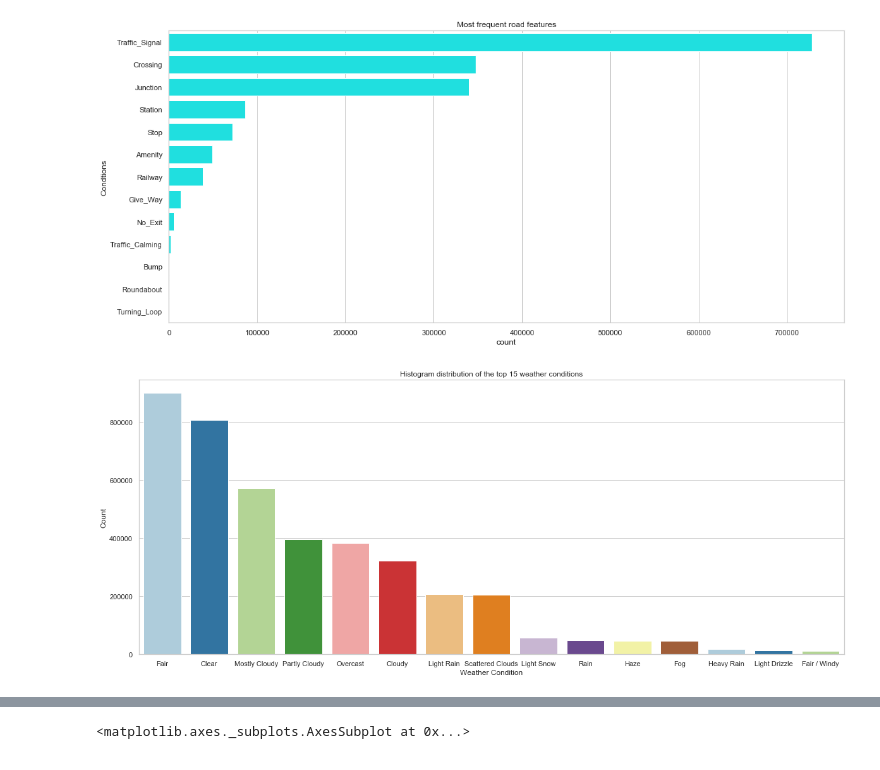
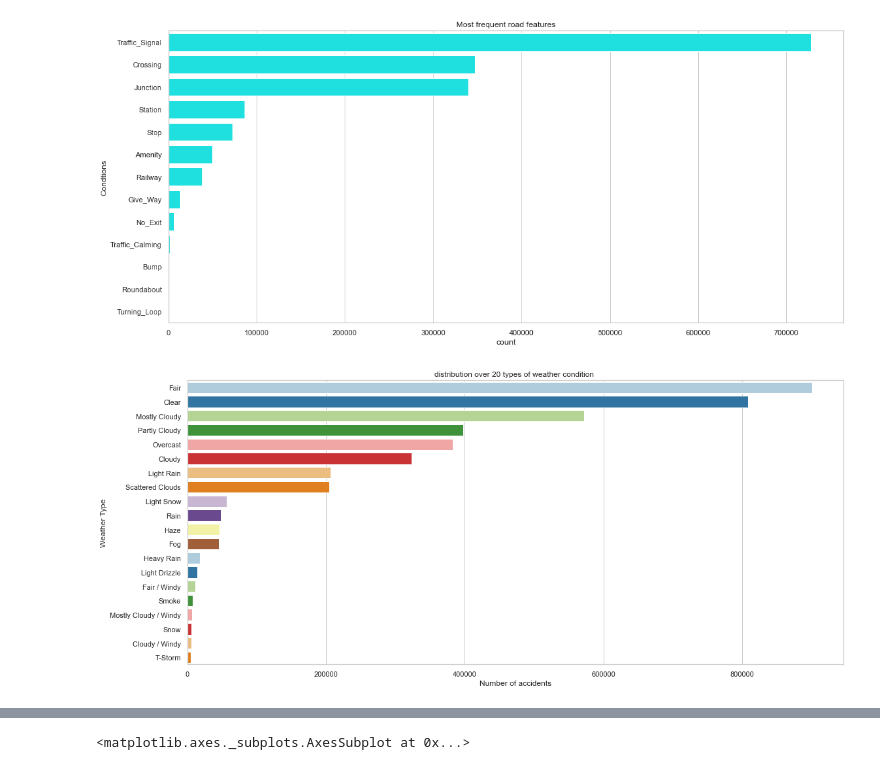
Before and after one commit to shiva-lab/CMPE-255_Final_Project, a Jupyter notebook: US_accidents_EDA.ipynb, the cells around one changed output, grey strips where cells are left out. Saved outputs shown, nothing was run; the diff lists cells and outputs as text; code cells hidden in the pictures.

```diff
--- a/US_accidents_EDA.ipynb
+++ b/US_accidents_EDA.ipynb
@@ -116,7 +9,7 @@ from scipy.stats import boxcox
 # %%
-df = pd.read_csv('US_Accidents_Dec20.csv')
-print("The shape of data is:",(df.shape))
-display(df.head(3))
+accident_data = pd.read_csv('US_Accidents_Dec20.csv')
+print("The shape of data is:",(accident_data.shape))
+display(accident_data.head(3))
 # %% [output]
 The shape of data is: (4232541, 49)
 |  | ID | Source | TMC | Severity | Start_Time | End_Time | Start_Lat | Start_Lng | End_Lat | End_Lng | ... |
@@ -236,14 +129,14 @@ plt.show()
 # %% [output]
 [figure]
 # %%
-counts = df["Weather_Condition"].value_counts()[:15]
-plt.figure(figsize=(20, 8))
+weather_type = accident_data["Weather_Condition"].value_counts()[:20]
+plt.figure(figsize=(18, 8))
 
-plt.title("Histogram distribution of the top 15 weather conditions")
-sns.barplot(counts.index, counts.values, palette="Paired")
-plt.xlabel("Weather Condition")
-plt.ylabel("Count")
+plt.title("distribution over 20 types of weather condition ")
+sns.barplot( weather_type.values, weather_type.index, palette="Paired")
+plt.xlabel("Number of accidents")
+plt.ylabel("Weather Type")
 plt.show()
 # %% [output]
-[figure, old version]
+[figure, new version]
 # %%
```
Also changed, not shown: parts of 23 cells of this notebook.
